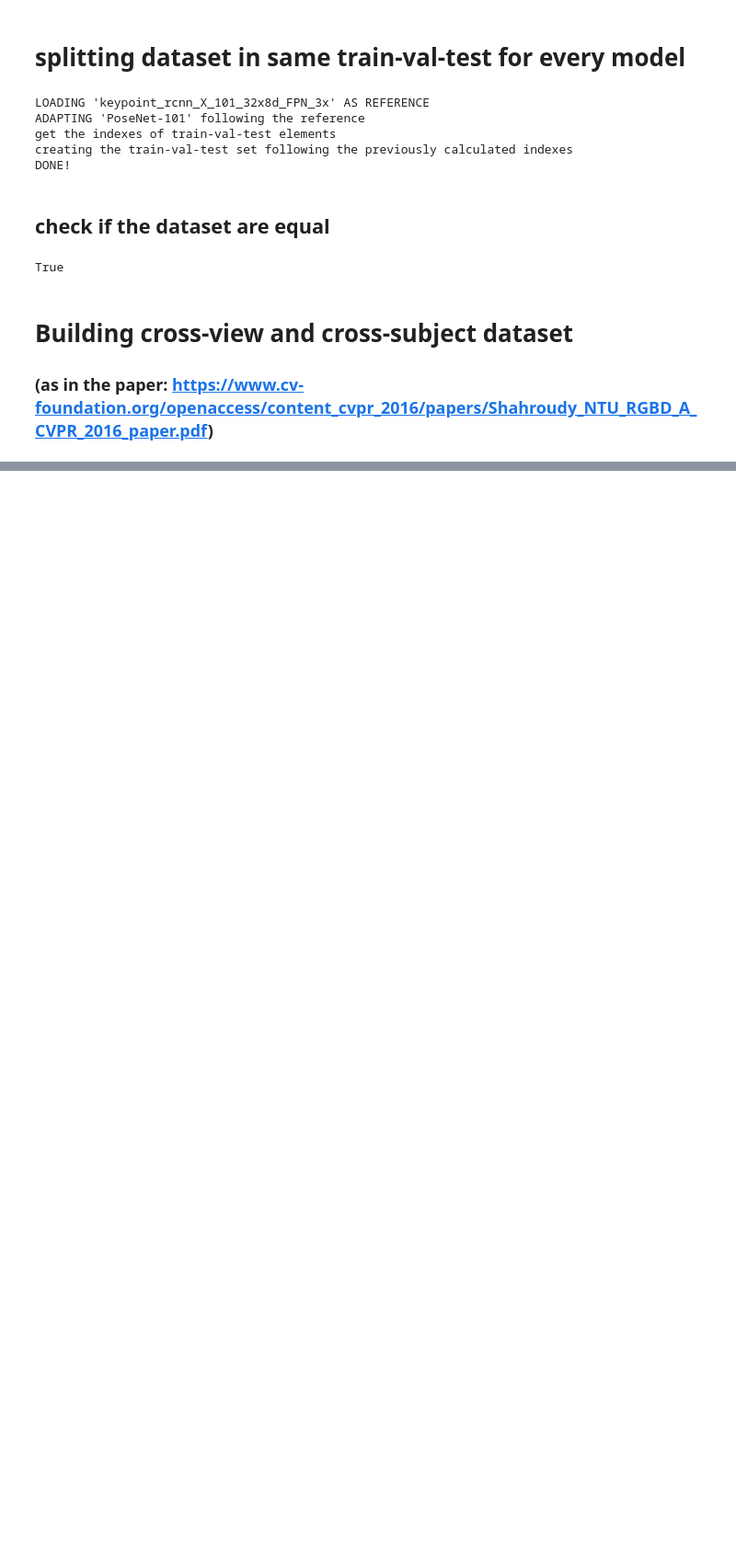
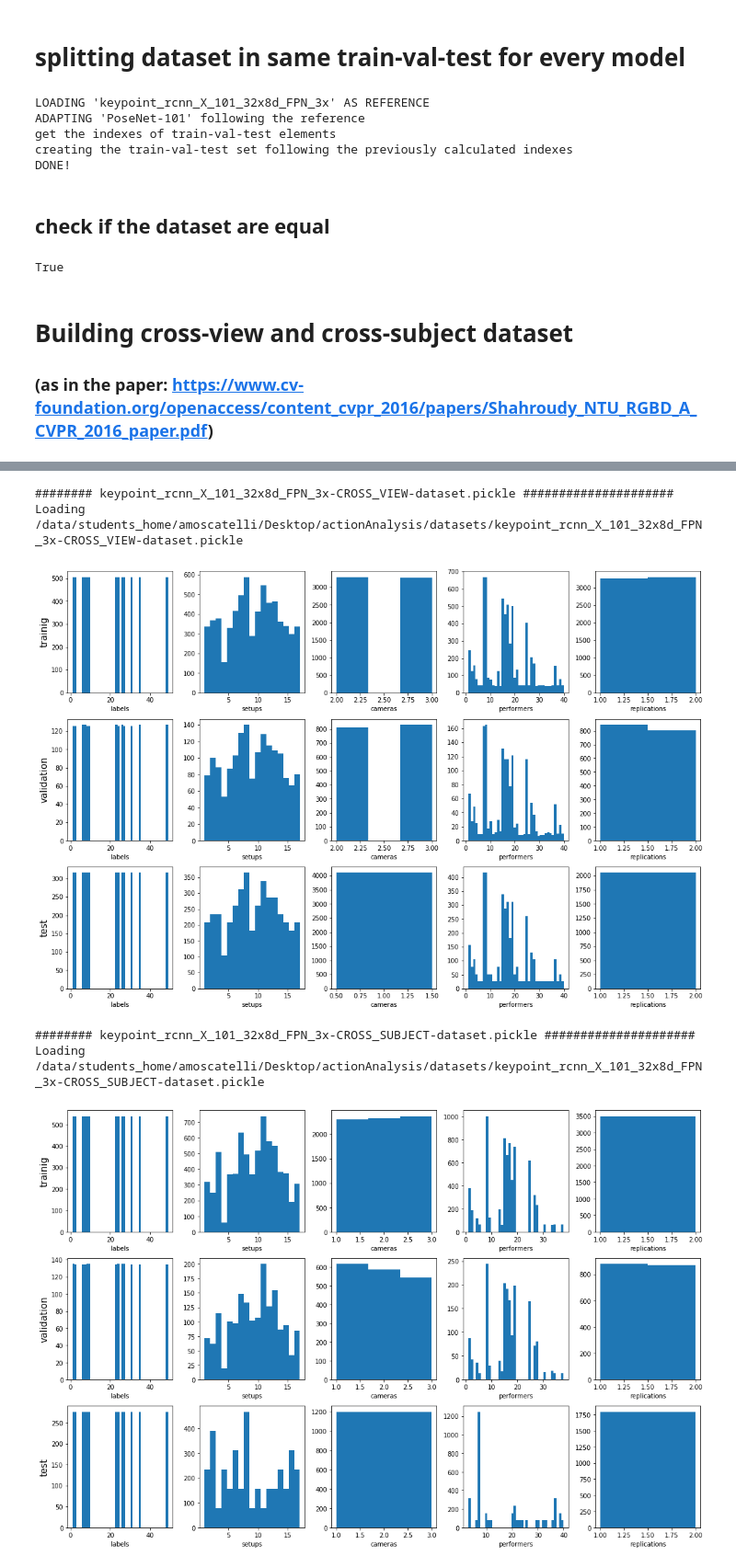
Before and after one commit to Andrea-moscatelli/tesiMagistrale, a Jupyter notebook: src/DatasetCreator.ipynb, the cells around one changed output, grey strips where cells are left out. Shown at 92% size. Cells and saved outputs as stored; diff of their text form; code cells hidden in the pictures; blank space fills up the shorter version.

```diff
--- a/src/DatasetCreator.ipynb
+++ b/src/DatasetCreator.ipynb
@@ -937,0 +1060,17 @@ AxisError: axis 1 is out of bounds for array of dimension 1
+# %%
+with open(DATASET_FOLDER+"PoseNet-101-CROSS_SUBJECT-dataset.pickle","rb") as file_in:
+        posenetCrossSubjectSplit = pickle.load(file_in)
+checkCorrectnessDatasetCrossSubject(posenetCrossSubjectSplit)
+
+with open(DATASET_FOLDER+"PoseNet-101-CROSS_VIEW-dataset.pickle","rb") as file_in:
+        posenetCrossViewSplit = pickle.load(file_in)
+checkCorrectnessDatasetCrossView(posenetCrossViewSplit)
+
+with open(DATASET_FOLDER+"keypoint_rcnn_X_101_32x8d_FPN_3x-CROSS_SUBJECT-dataset.pickle","rb") as file_in:
+        detectronCrossSubjectSplit = pickle.load(file_in)
+checkCorrectnessDatasetCrossSubject(detectronCrossSubjectSplit)
+
+with open(DATASET_FOLDER+"keypoint_rcnn_X_101_32x8d_FPN_3x-CROSS_VIEW-dataset.pickle","rb") as file_in:
+        detectronCrossViewSplit = pickle.load(file_in)
+checkCorrectnessDatasetCrossView(detectronCrossViewSplit)
+print("DONE")
@@ -937,0 +1136,38 @@ AxisError: axis 1 is out of bounds for array of dimension 1
+# %%
+import matplotlib.pyplot as plt
+import pickle
+
+DATASET_FOLDER = "/data/students_home/amoscatelli/Desktop/actionAnalysis/datasets/"
+datasetNames = [
+    "keypoint_rcnn_X_101_32x8d_FPN_3x-CROSS_VIEW-dataset.pickle",
+    "keypoint_rcnn_X_101_32x8d_FPN_3x-CROSS_SUBJECT-dataset.pickle",
+    "PoseNet-101-CROSS_VIEW-dataset.pickle",
+    "PoseNet-101-CROSS_SUBJECT-dataset.pickle"
+]
+
+for datasetName in datasetNames:
+    print("######## {} #####################".format(datasetName))
+    datasetPath = DATASET_FOLDER+datasetName
+    print("Loading ",datasetPath)
+    with open(datasetPath,"rb") as file_in:
+            read_train_set, read_val_set, read_test_set = pickle.load(file_in)
+
+
+    xLabels = ["labels", "setups", "cameras", "performers", "replications"]
+    yLabels = ["trainig", "validation", "test"]
+    fig, axes = plt.subplots(nrows=3, ncols=5)
+    fig.set_size_inches(15,10)
+    for ids, dataSet in enumerate([read_train_set, read_val_set, read_test_set]):
+        axes[ids][0].set_ylabel(yLabels[ids],fontsize = 15)
+        for iid, data in enumerate(dataSet[1:]):
+            axes[ids][iid].set_xlabel(xLabels[iid],fontsize = 10)
+            axes[ids][iid].hist(data, bins = max(data))
+    fig.tight_layout()
+    plt.show()
+# %% [output]
+######## keypoint_rcnn_X_101_32x8d_FPN_3x-CROSS_VIEW-dataset.pickle #####################
+Loading  /data/students_home/amoscatelli/Desktop/actionAnalysis/datasets/keypoint_rcnn_X_101_32x8d_FPN_3x-CROSS_VIEW-dataset.pickle
+[figure, added]
+######## keypoint_rcnn_X_101_32x8d_FPN_3x-CROSS_SUBJECT-dataset.pickle #####################
+Loading  /data/students_home/amoscatelli/Desktop/actionAnalysis/datasets/keypoint_rcnn_X_101_32x8d_FPN_3x-CROSS_SUBJECT-dataset.pickle
+[figure, added]
```
Also changed, not shown: parts of 17 cells of this notebook, 8 other files.
